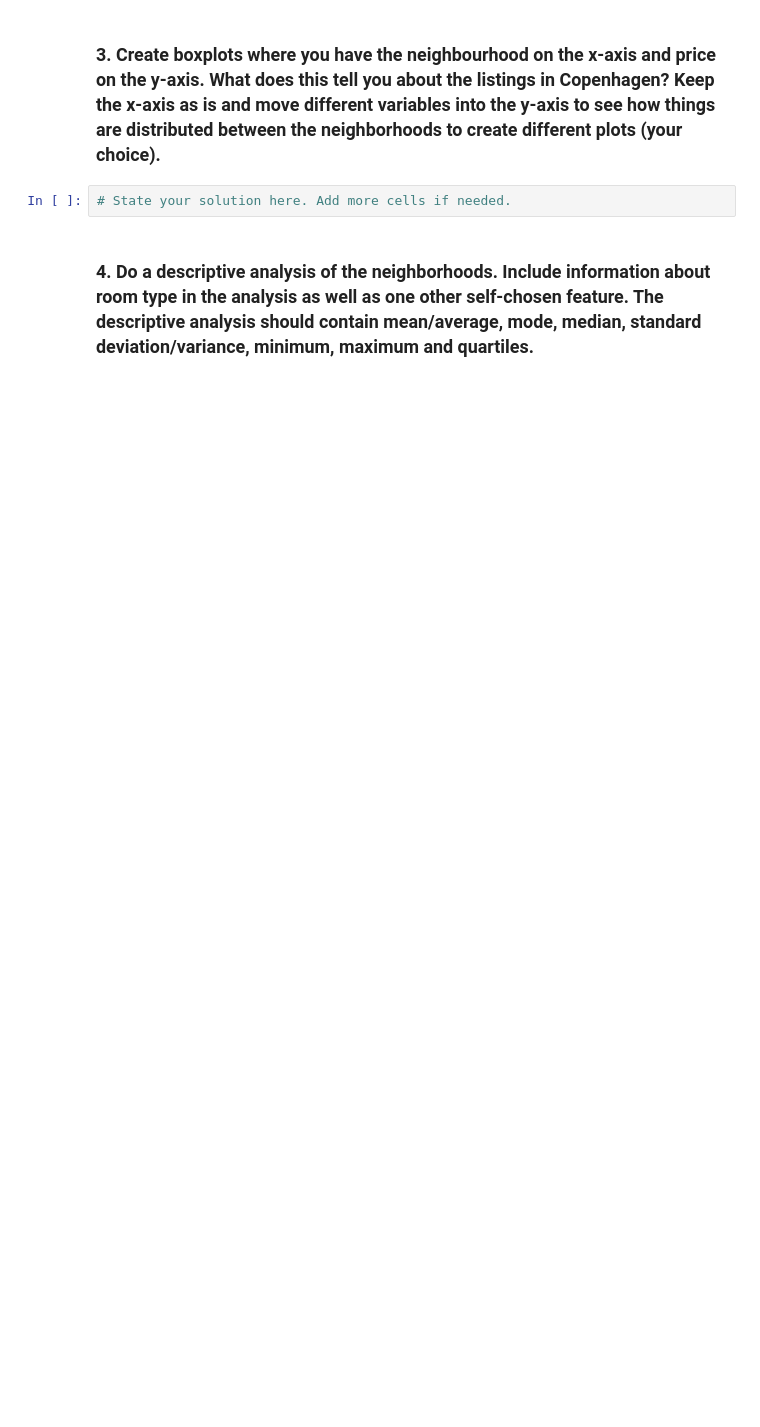
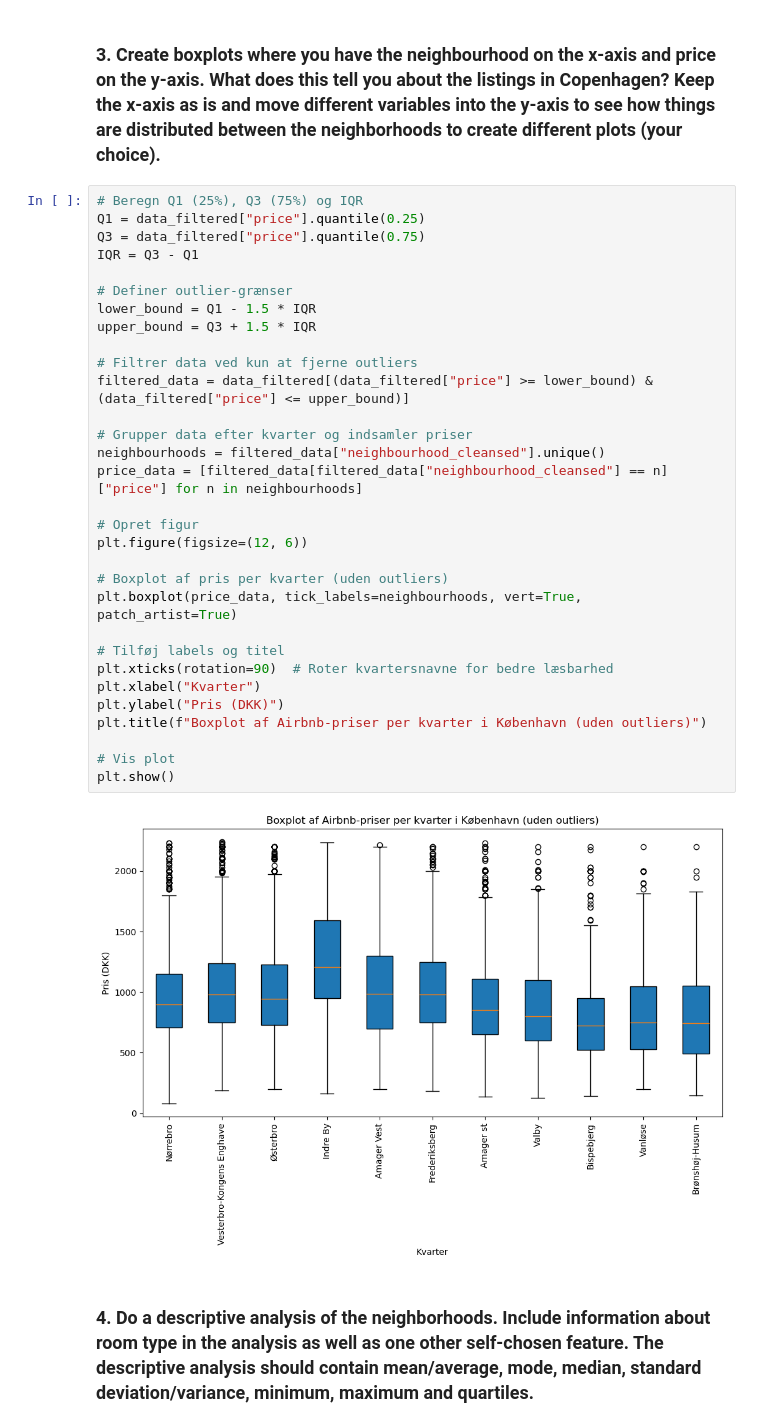
Before and after one commit to Ditteoc/MAL1-AirBnB-Copenhagen, a Jupyter notebook: 1. Getting started - Copenhagen Airbnb.ipynb, the cells around one changed output. Saved outputs shown, nothing was run; the diff lists cells and outputs as text; blank space fills up the shorter version.

```diff
--- a/1. Getting started - Copenhagen Airbnb.ipynb
+++ b/1. Getting started - Copenhagen Airbnb.ipynb
@@ -117,6 +146,37 @@ plt.show()
 # %% [markdown]
 ### 3. Create boxplots where you have the neighbourhood on the x-axis and price on the y-axis. What does this tell you about the listings in Copenhagen? Keep the x-axis as is and move different variables into the y-axis to see how things are distributed between the neighborhoods to create different plots (your choice).
-# %%
-# State your solution here. Add more cells if needed.
+# %%
+# Beregn Q1 (25%), Q3 (75%) og IQR
+Q1 = data_filtered["price"].quantile(0.25)
+Q3 = data_filtered["price"].quantile(0.75)
+IQR = Q3 - Q1
+
+# Definer outlier-grænser
+lower_bound = Q1 - 1.5 * IQR
+upper_bound = Q3 + 1.5 * IQR
+
+# Filtrer data ved kun at fjerne outliers
+filtered_data = data_filtered[(data_filtered["price"] >= lower_bound) & (data_filtered["price"] <= upper_bound)]
+
+# Grupper data efter kvarter og indsamler priser
+neighbourhoods = filtered_data["neighbourhood_cleansed"].unique()
+price_data = [filtered_data[filtered_data["neighbourhood_cleansed"] == n]["price"] for n in neighbourhoods]
+
+# Opret figur
+plt.figure(figsize=(12, 6))
+
+# Boxplot af pris per kvarter (uden outliers)
+plt.boxplot(price_data, tick_labels=neighbourhoods, vert=True, patch_artist=True)
+
+# Tilføj labels og titel
+plt.xticks(rotation=90)  # Roter kvartersnavne for bedre læsbarhed
+plt.xlabel("Kvarter")
+plt.ylabel("Pris (DKK)")
+plt.title(f"Boxplot af Airbnb-priser per kvarter i København (uden outliers)")
+
+# Vis plot
+plt.show()
+# %% [output]
+[figure, added]
 # %% [markdown]
 ### 4. Do a descriptive analysis of the neighborhoods. Include information about room type in the analysis as well as one other self-chosen feature. The descriptive analysis should contain mean/average, mode, median, standard deviation/variance, minimum, maximum and quartiles.
```
Also changed, not shown: parts of 9 cells of this notebook.
